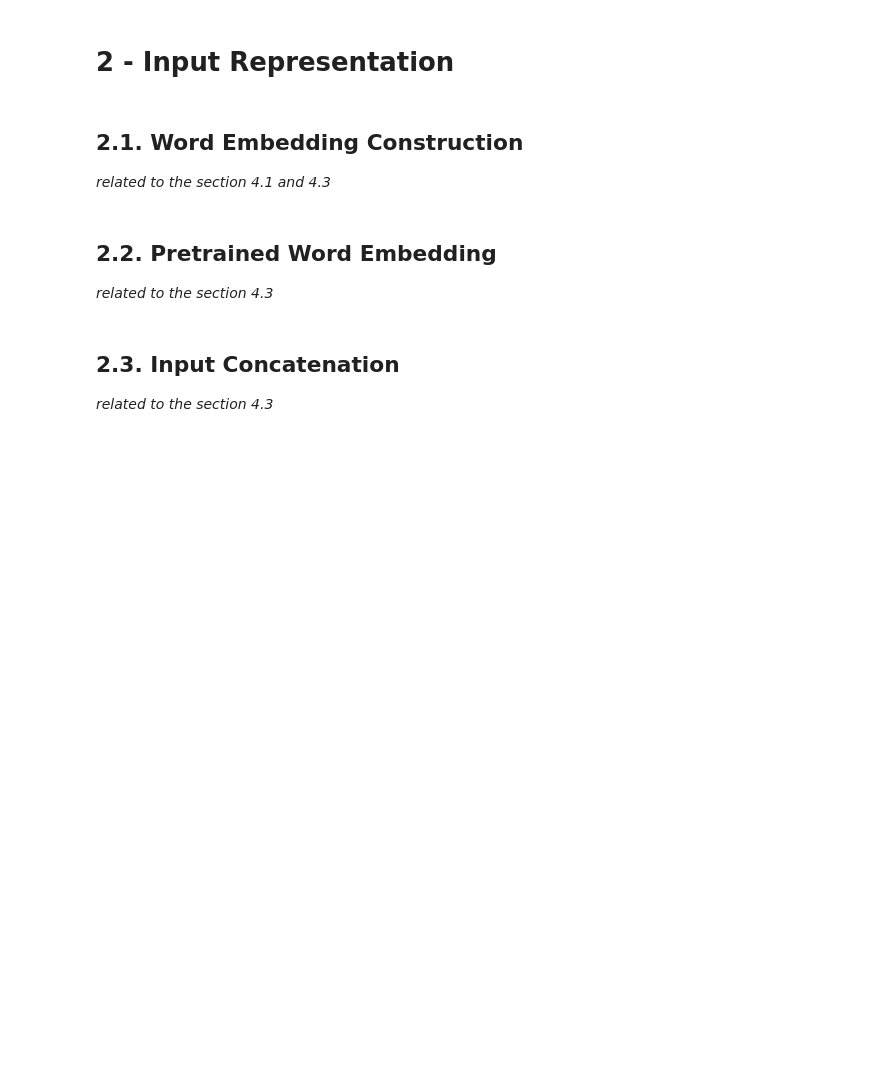
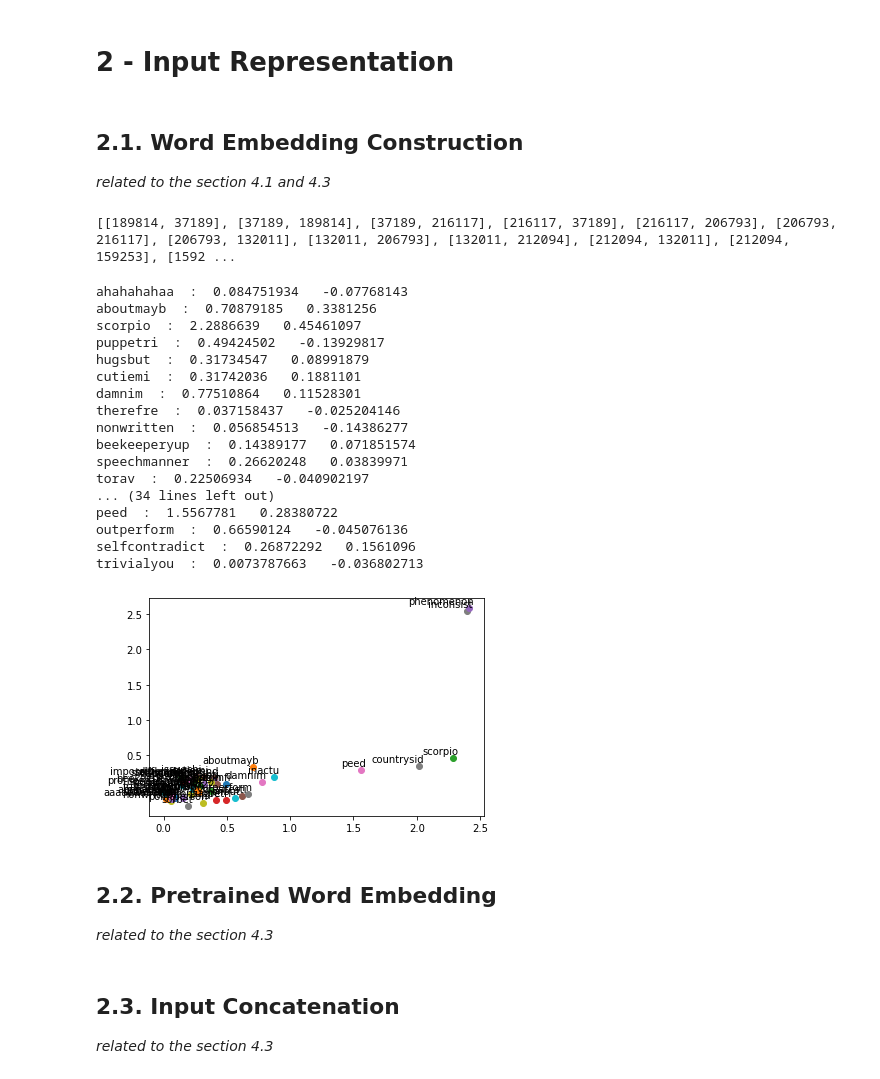
Before and after one commit to yuruojie777/NLP, a Jupyter notebook: UNIKEY_COMP5046_Ass1_2022.ipynb, the cells around one changed output. Cells and saved outputs as stored; diff of their text form; code cells hidden in the pictures; blank space fills up the shorter version.

```diff
--- a/UNIKEY_COMP5046_Ass1_2022.ipynb
+++ b/UNIKEY_COMP5046_Ass1_2022.ipynb
@@ -259,0 +270,22 @@ for post in training_posts_after_lemmatisation[0:3]:
+# %%
+# skip-gram
+
+skip_grams = []
+
+for sentence in training_posts_after_lemmatisation:
+    for i in range(len(sentence)):
+        centre = word_dict[sentence[i]]
+        if i > 0 and i < len(sentence)-1:
+            context = [word_dict[sentence[i - 1]], word_dict[sentence[i + 1]]]
+        elif i == 0:
+            context = [word_dict[sentence[i + 1]]]
+        else:
+            context = [word_dict[sentence[i - 1]]]
+
+        # skipgrams - (centre, context[0]), (centre, context[1])..
+        for w in context:
+            skip_grams.append([centre, w])
+
+print(skip_grams[0:20])
+# %% [output]
+[[189814, 37189], [37189, 189814], [37189, 216117], [216117, 37189], [216117, 206793], [206793, 216117], [206793, 132011], [132011, 206793], [132011, 212094], [212094, 132011], [212094, 159253], [1592 ...
@@ -260,3 +307,39 @@ for post in training_posts_after_lemmatisation[0:3]:
+# %%
+import pprint
+import matplotlib
+import matplotlib.pyplot as plt
+from gensim.models import Word2Vec
+
+wv_sg_model = Word2Vec(sentences=training_posts_after_lemmatisation, size=2, window=2, min_count=1, workers=2, sg=1)
+
+# Visualise result
+for i, label in enumerate(word_list[0:50]):
+    x, y = wv_sg_model.wv[label][0], wv_sg_model.wv[label][1]
+    print (label, " : ", x, " " , y) # uncomment to see the detailed vector info
+    plt.scatter(x, y)
+    plt.annotate(label, xy=(x, y), xytext=(5, 2),
+                 textcoords='offset points', ha='right', va='bottom')
+
+plt.show()
+# %% [output]
+ahahahahaa  :  0.084751934   -0.07768143
+aboutmayb  :  0.70879185   0.3381256
+scorpio  :  2.2886639   0.45461097
+puppetri  :  0.49424502   -0.13929817
+hugsbut  :  0.31734547   0.08991879
+cutiemi  :  0.31742036   0.1881101
+damnim  :  0.77510864   0.11528301
+therefre  :  0.037158437   -0.025204146
+nonwritten  :  0.056854513   -0.14386277
+beekeeperyup  :  0.14389177   0.071851574
+speechmanner  :  0.26620248   0.03839971
+torav  :  0.22506934   -0.040902197
+... (34 lines left out)
+peed  :  1.5567781   0.28380722
+outperform  :  0.66590124   -0.045076136
+selfcontradict  :  0.26872292   0.1561096
+trivialyou  :  0.0073787663   -0.036802713
+[figure, added]
 # %% [markdown]
 ## 2.2. Pretrained Word Embedding
 *related to the section 4.3*
```
Also changed, not shown: parts of 6 cells of this notebook.
